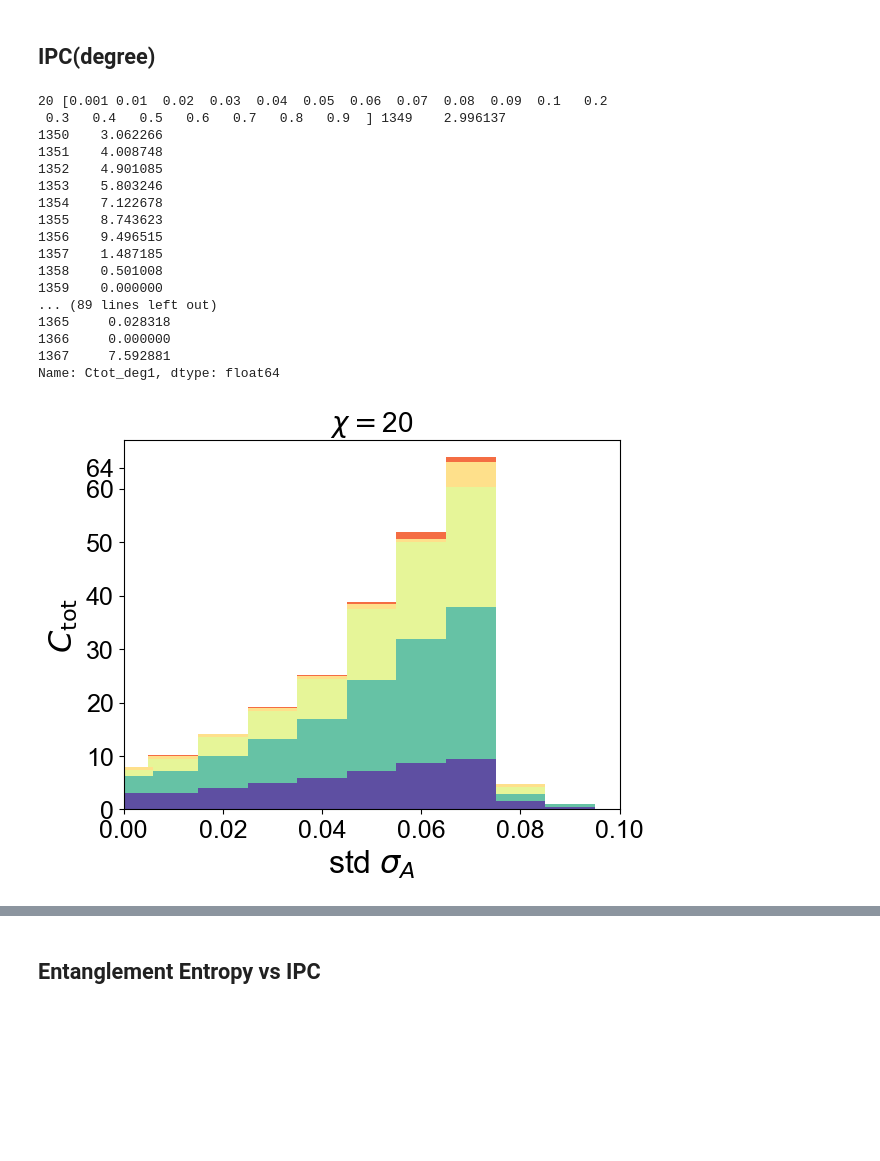
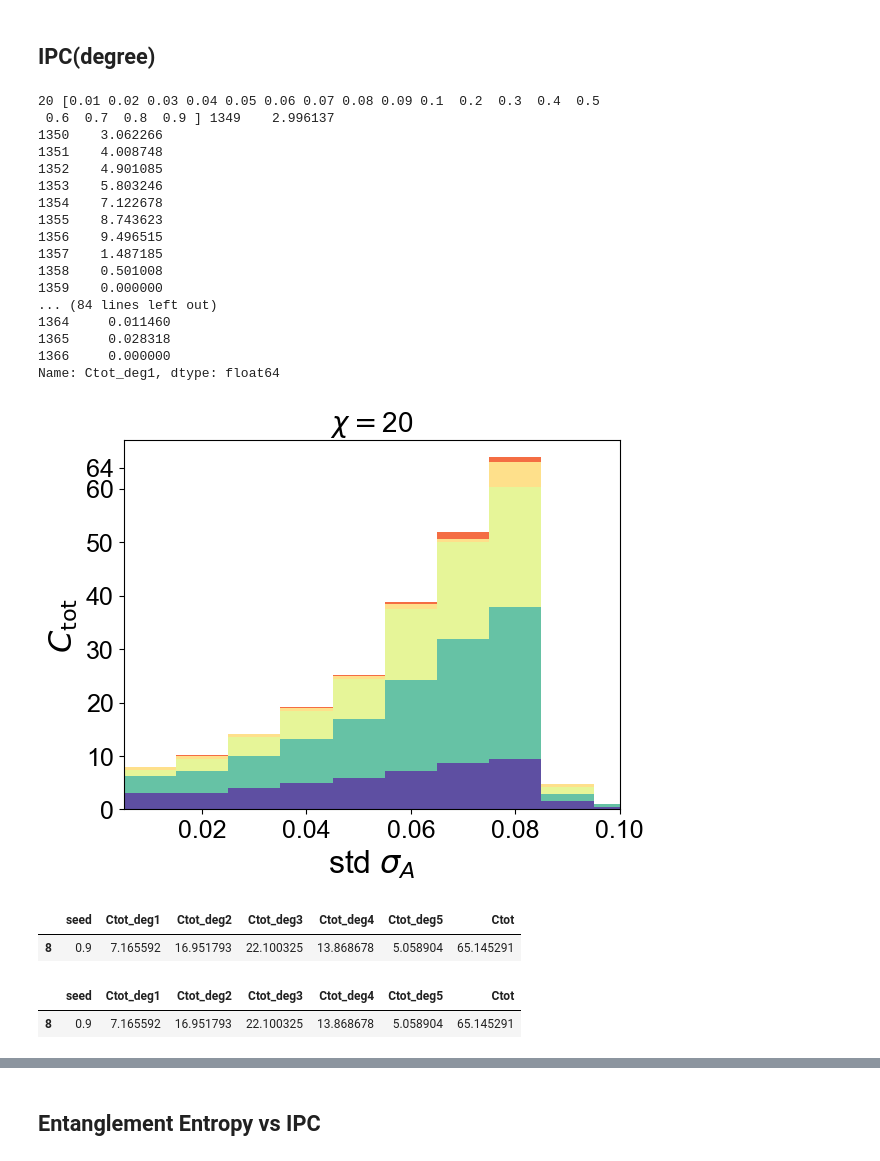
Before and after one commit to grobner/RTNL, a Jupyter notebook: ipc_calculate/analyze_ipc.ipynb, the cells around one changed output, grey strips where cells are left out. Cells and saved outputs as stored; diff of their text form; code cells hidden in the pictures; blank space fills up the shorter version.

```diff
--- a/ipc_calculate/analyze_ipc.ipynb
+++ b/ipc_calculate/analyze_ipc.ipynb
@@ -142,41 +142,68 @@ result_data_describe[(result_data_describe['d_bond'] == 20)& (result_data_descri
 ## IPC(degree)
 # %%
 stds = np.array(stds)
+
+stds_tmp = stds[stds > 0.001]
 d_bond = 20
 plt.figure()
-bottom = np.zeros(stds.shape)
+bottom = np.zeros(stds_tmp.shape)
 result_data_bond = result_data[result_data['d_bond'] == d_bond]
 ipcs_deg = result_data_bond[(result_data_bond['seed'] == 7)]
+ipcs_deg = ipcs_deg.sort_values(by='std')
+ipcs_deg = ipcs_deg[ipcs_deg['std'] > 0.001]
 
 for i in range(5):
-	plt.bar(stds,ipcs_deg[f'Ctot_deg{i+1}'],width=0.01,bottom=bottom,label=(i+1),color=cm.Spectral_r((i)/5))
+	plt.bar(stds_tmp,ipcs_deg[f'Ctot_deg{i+1}'],width=0.01,bottom=bottom,label=(i+1),color=cm.Spectral_r((i)/5))
 	bottom += ipcs_deg[f'Ctot_deg{i+1}']
-	print(d_bond, stds, bottom)
+	print(d_bond, stds_tmp, bottom)
 plt.xlabel(r'std $\sigma_A$', size = 23)
 plt.ylabel(r'$C_{\rm tot}$', size = 23)
 # plt.legend(loc = 'upper left', bbox_to_anchor=(1, 1))
 plt.xticks(size = 18)
 plt.yticks([0, 10, 20, 30, 40, 50, 60, 64], size = 18)
 plt.title(f'$\chi = ${d_bond}', size=20)
-plt.xlim([0, 0.1])
+plt.xlim([0.005, 0.1])
 
 plt.savefig('results/figure/figure_ipc.pdf', bbox_inches='tight')
 # %% [output]
-20 [0.001 0.01  0.02  0.03  0.04  0.05  0.06  0.07  0.08  0.09  0.1   0.2
- 0.3   0.4   0.5   0.6   0.7   0.8   0.9  ] 1349    2.996137
+20 [0.01 0.02 0.03 0.04 0.05 0.06 0.07 0.08 0.09 0.1  0.2  0.3  0.4  0.5
+ 0.6  0.7  0.8  0.9 ] 1349    2.996137
 1350    3.062266
 1351    4.008748
 1352    4.901085
 1353    5.803246
 1354    7.122678
 1355    8.743623
 1356    9.496515
 1357    1.487185
 1358    0.501008
 1359    0.000000
-... (89 lines left out)
+... (84 lines left out)
+1364     0.011460
 1365     0.028318
 1366     0.000000
-1367     7.592881
 Name: Ctot_deg1, dtype: float64
-[figure, old version]
+[figure, new version]
+# %%
+d_bond = 20
+result_data_bond = result_data[result_data['d_bond'] == d_bond]
+
+ipcs_mps = result_data_bond[(result_data_bond['seed'] == 7) & (result_data_bond['std'] == 0.08)]
+ipcs_mps
+
+result_data_esn = pd.read_csv('results/result_esn.csv')
+
+input_scale = 0.9
+
+# データをフィルタリング
+result_data_esn = result_data_esn[(result_data_esn['seed'] == input_scale)]
+
+result_data_esn
+# %% [output]
+|  | seed | Ctot_deg1 | Ctot_deg2 | Ctot_deg3 | Ctot_deg4 | Ctot_deg5 | Ctot |
+| 8 | 0.9 | 7.165592 | 16.951793 | 22.100325 | 13.868678 | 5.058904 | 65.145291 |
+# %%
+result_data_esn
+# %% [output]
+|  | seed | Ctot_deg1 | Ctot_deg2 | Ctot_deg3 | Ctot_deg4 | Ctot_deg5 | Ctot |
+| 8 | 0.9 | 7.165592 | 16.951793 | 22.100325 | 13.868678 | 5.058904 | 65.145291 |
```
Also changed, not shown: parts of 3 cells of this notebook, 7 other files.
